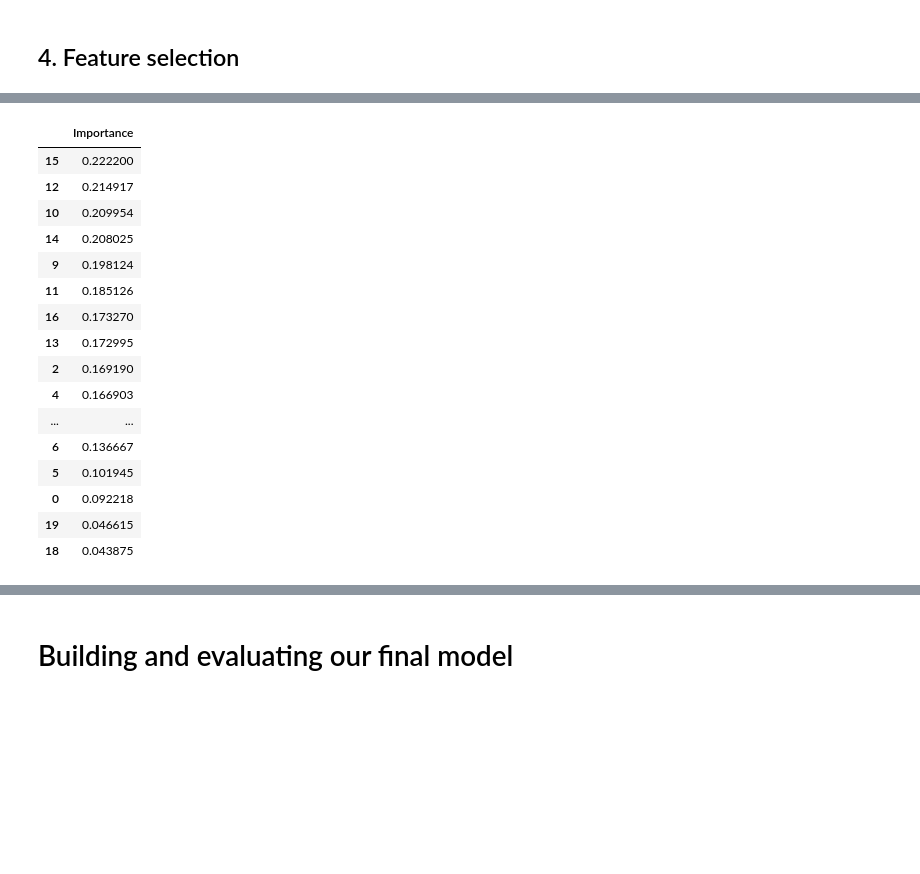
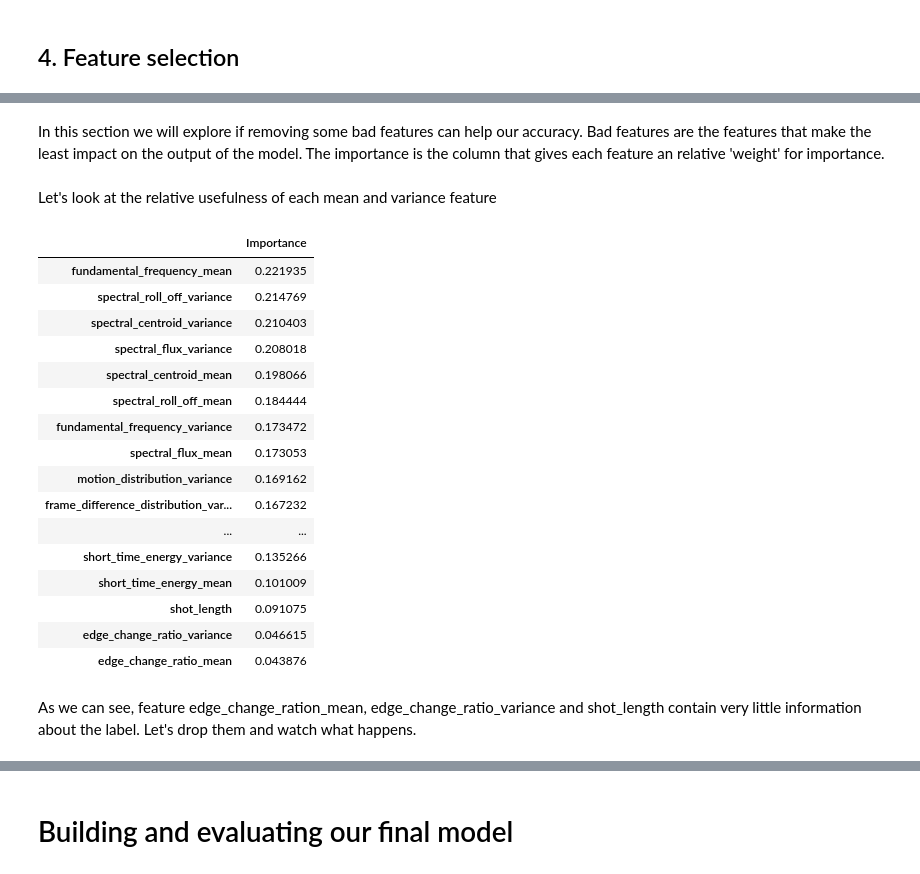
Before and after one commit to DanickCarrier/ml_commercial_detection, a Jupyter notebook: msci-446-submission-2.ipynb, the cells around one changed output, grey strips where cells are left out. Cells and saved outputs as stored; diff of their text form; code cells hidden in the pictures; blank space fills up the shorter version.

```diff
--- a/msci-446-submission-2.ipynb
+++ b/msci-446-submission-2.ipynb
@@ -514,23 +530,29 @@ Feature: 4124, Score: 2.25698
+# %% [markdown]
+In this section we will explore if removing some bad features can help our accuracy. Bad features are the features that make the least impact on the output of the model. The importance is the column that gives each feature an relative 'weight' for importance.
+# %% [markdown]
+Let's look at the relative usefulness of each mean and variance feature
 # %%
-imp=pd.DataFrame(mutual_info_classif(nbag_scaled,nbag_y))
+imp=pd.DataFrame(mutual_info_classif(nbag_x,nbag_y),index=nbag_x.columns)
 imp.columns=['Importance']
 imp.sort_values(by='Importance',ascending=False)
 # %% [output]
 |  | Importance |
-| 15 | 0.222200 |
-| 12 | 0.214917 |
-| 10 | 0.209954 |
-| 14 | 0.208025 |
-| 9 | 0.198124 |
-| 11 | 0.185126 |
-| 16 | 0.173270 |
-| 13 | 0.172995 |
-| 2 | 0.169190 |
-| 4 | 0.166903 |
+| fundamental_frequency_mean | 0.221935 |
+| spectral_roll_off_variance | 0.214769 |
+| spectral_centroid_variance | 0.210403 |
+| spectral_flux_variance | 0.208018 |
+| spectral_centroid_mean | 0.198066 |
+| spectral_roll_off_mean | 0.184444 |
+| fundamental_frequency_variance | 0.173472 |
+| spectral_flux_mean | 0.173053 |
+| motion_distribution_variance | 0.169162 |
+| frame_difference_distribution_var... | 0.167232 |
 | ... | ... |
-| 6 | 0.136667 |
-| 5 | 0.101945 |
-| 0 | 0.092218 |
-| 19 | 0.046615 |
-| 18 | 0.043875 |
+| short_time_energy_variance | 0.135266 |
+| short_time_energy_mean | 0.101009 |
+| shot_length | 0.091075 |
+| edge_change_ratio_variance | 0.046615 |
+| edge_change_ratio_mean | 0.043876 |
+# %% [markdown]
+As we can see, feature edge_change_ration_mean, edge_change_ratio_variance and shot_length contain very little information about the label. Let's drop them and watch what happens.
 # %%
```
Also changed, not shown: parts of 82 cells of this notebook, 1 other file.
